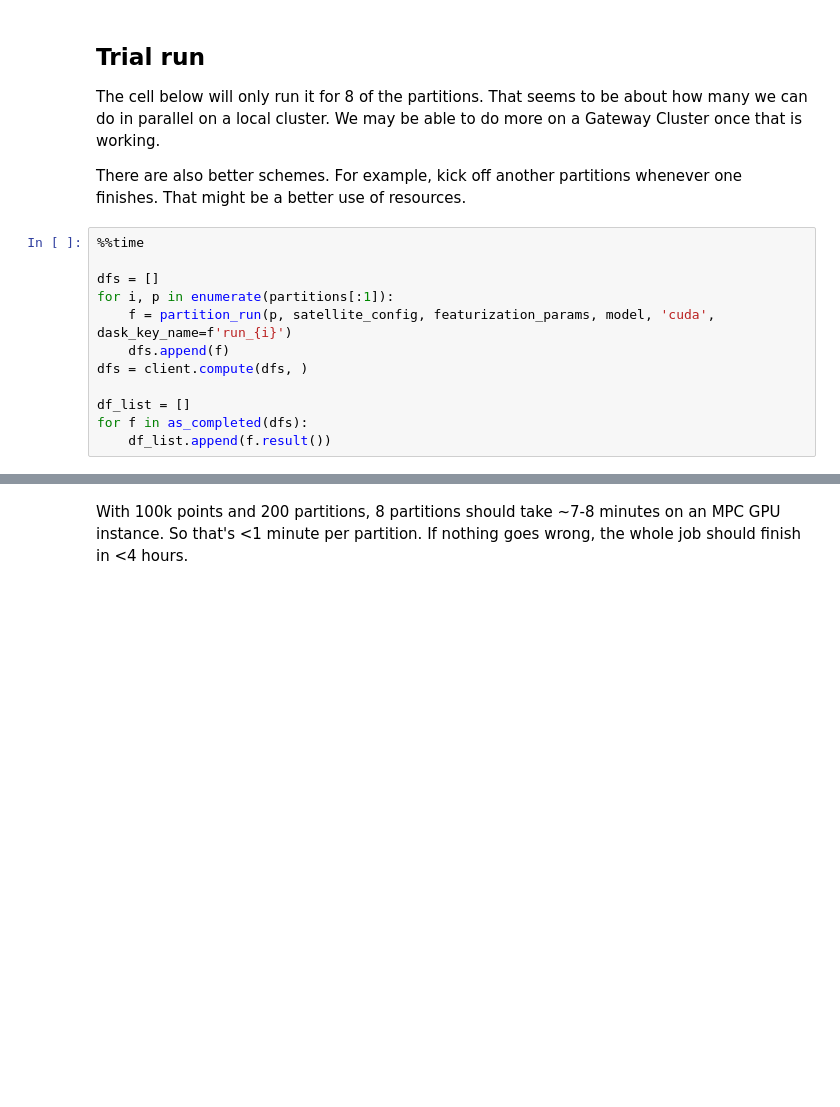
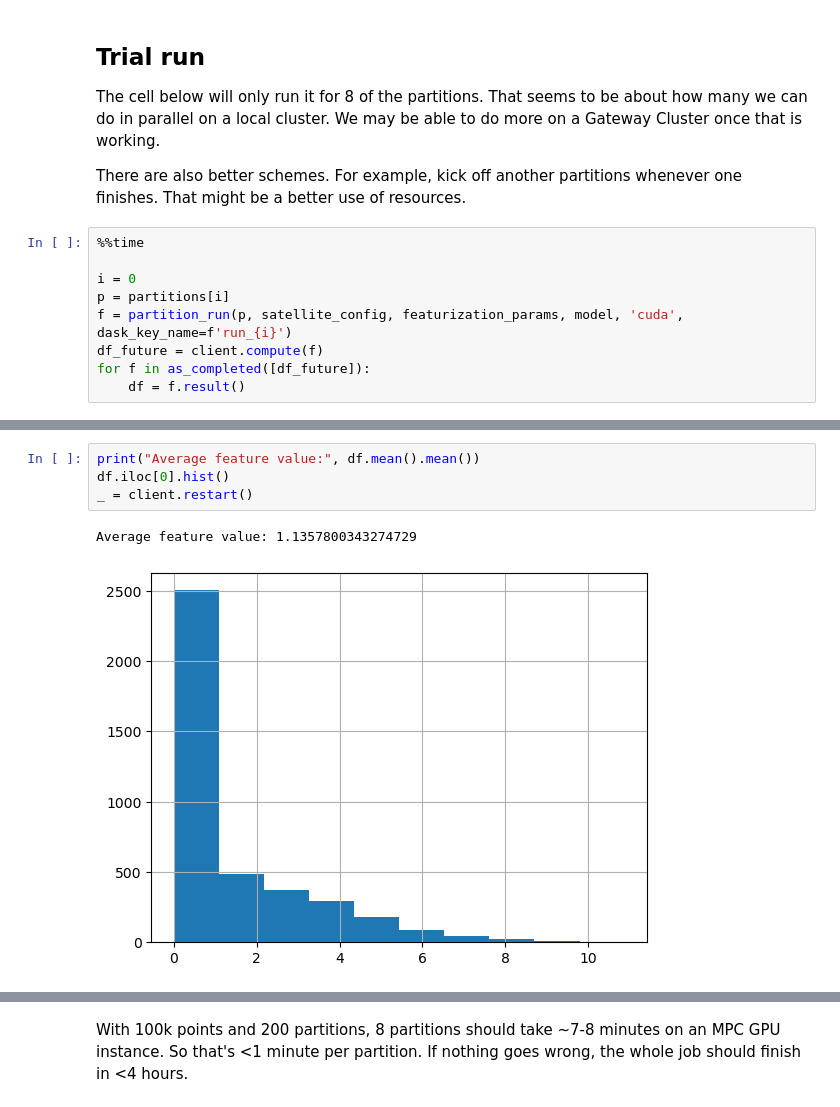
Before and after one commit to IDinsight/mosaiks, a Jupyter notebook: playground/featurize_pipeline.ipynb, the cells around one changed output, grey strips where cells are left out. Cells and saved outputs as stored; diff of their text form; blank space fills up the shorter version.

```diff
--- a/playground/featurize_pipeline.ipynb
+++ b/playground/featurize_pipeline.ipynb
@@ -153,12 +182,9 @@ There are also better schemes. For example, kick off another partitions whenever
 # %%
 %%time
 
-dfs = []
-for i, p in enumerate(partitions[:1]):
-    f = partition_run(p, satellite_config, featurization_params, model, 'cuda', dask_key_name=f'run_{i}')
-    dfs.append(f)
-dfs = client.compute(dfs, )
-
-df_list = []
-for f in as_completed(dfs):
-    df_list.append(f.result())
+i = 0
+p = partitions[i]
+f = partition_run(p, satellite_config, featurization_params, model, 'cuda', dask_key_name=f'run_{i}')
+df_future = client.compute(f)
+for f in as_completed([df_future]):
+    df = f.result()
@@ -166,0 +210,7 @@ df_list[0]
+# %%
+print("Average feature value:", df.mean().mean())
+df.iloc[0].hist()
+_ = client.restart()
+# %% [output]
+Average feature value: 1.1357800343274729
+[figure, added]
```
Also changed, not shown: parts of 10 cells of this notebook, 5 other files.
